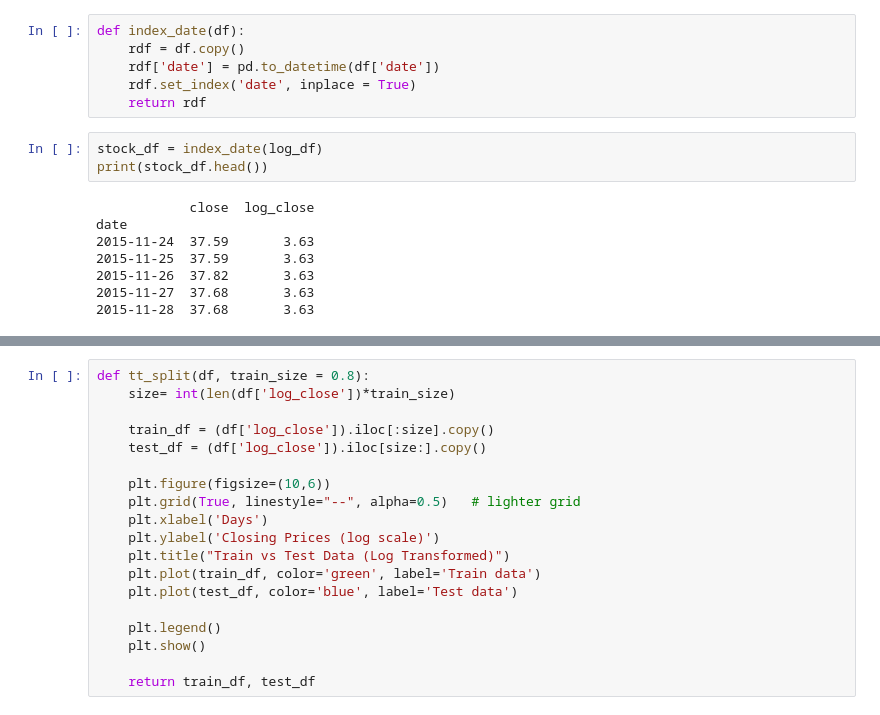
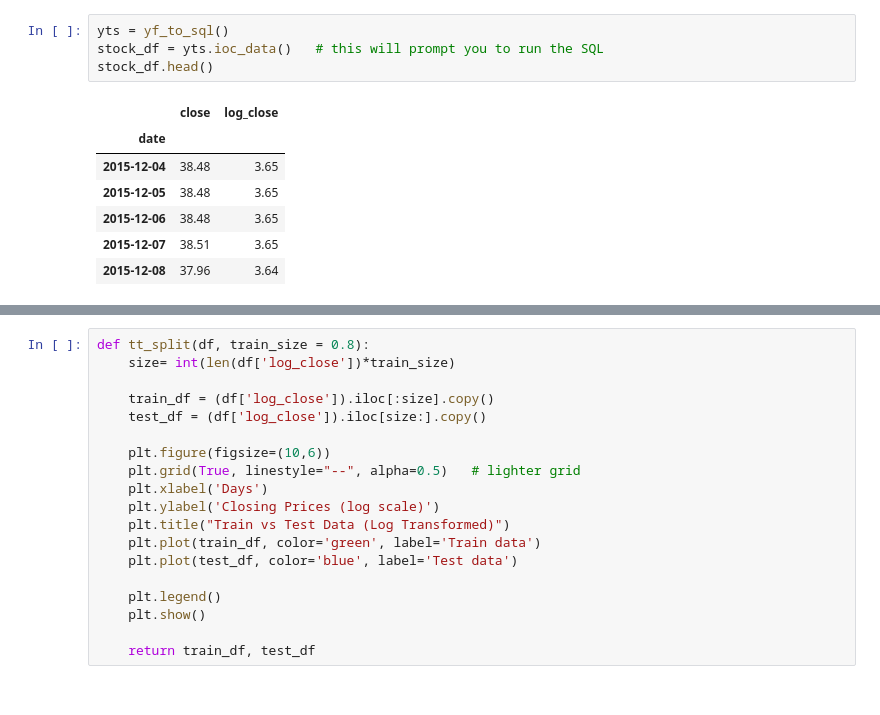
Before and after one commit to echobon-amjith/stock-price-prediction, a Jupyter notebook: notebooks/experiments.ipynb, the cells around one changed output, grey strips where cells are left out. Drawn from its saved outputs; the diff is of its cells as text.

```diff
--- a/notebooks/experiments.ipynb
+++ b/notebooks/experiments.ipynb
@@ -49,19 +18,14 @@ print(log_df.head())
-# %%
-def index_date(df):
-    rdf = df.copy()
-    rdf['date'] = pd.to_datetime(df['date'])
-    rdf.set_index('date', inplace = True)
-    return rdf
-# %%
-stock_df = index_date(log_df)
-print(stock_df.head())
-# %% [output]
-            close  log_close
-date
-2015-11-24  37.59       3.63
-2015-11-25  37.59       3.63
-2015-11-26  37.82       3.63
-2015-11-27  37.68       3.63
-2015-11-28  37.68       3.63
+# %%
+yts = yf_to_sql()
+stock_df = yts.ioc_data()   # this will prompt you to run the SQL
+stock_df.head()
+# %% [output]
+|  | close | log_close |
+| date |  |  |
+| 2015-12-04 | 38.48 | 3.65 |
+| 2015-12-05 | 38.48 | 3.65 |
+| 2015-12-06 | 38.48 | 3.65 |
+| 2015-12-07 | 38.51 | 3.65 |
+| 2015-12-08 | 37.96 | 3.64 |
 # %%
 #Decomposition of TimeSeries models
```
Also changed, not shown: parts of 11 cells of this notebook, 15 other files.
